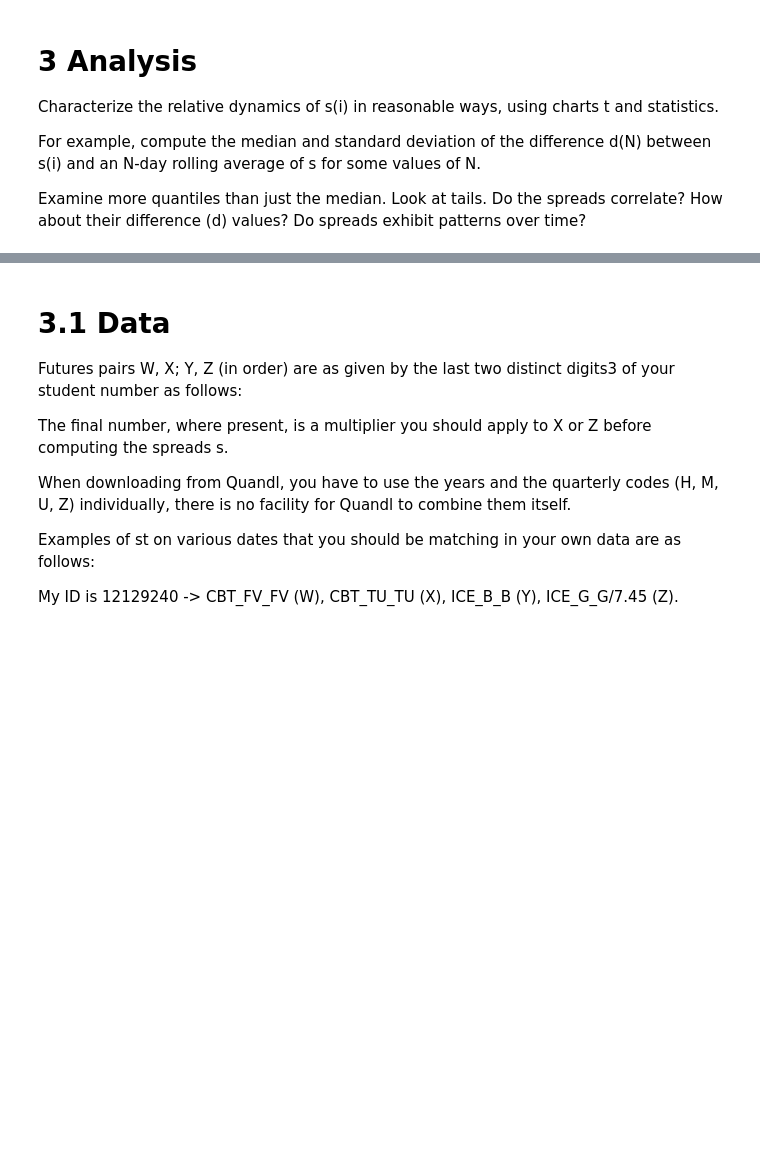
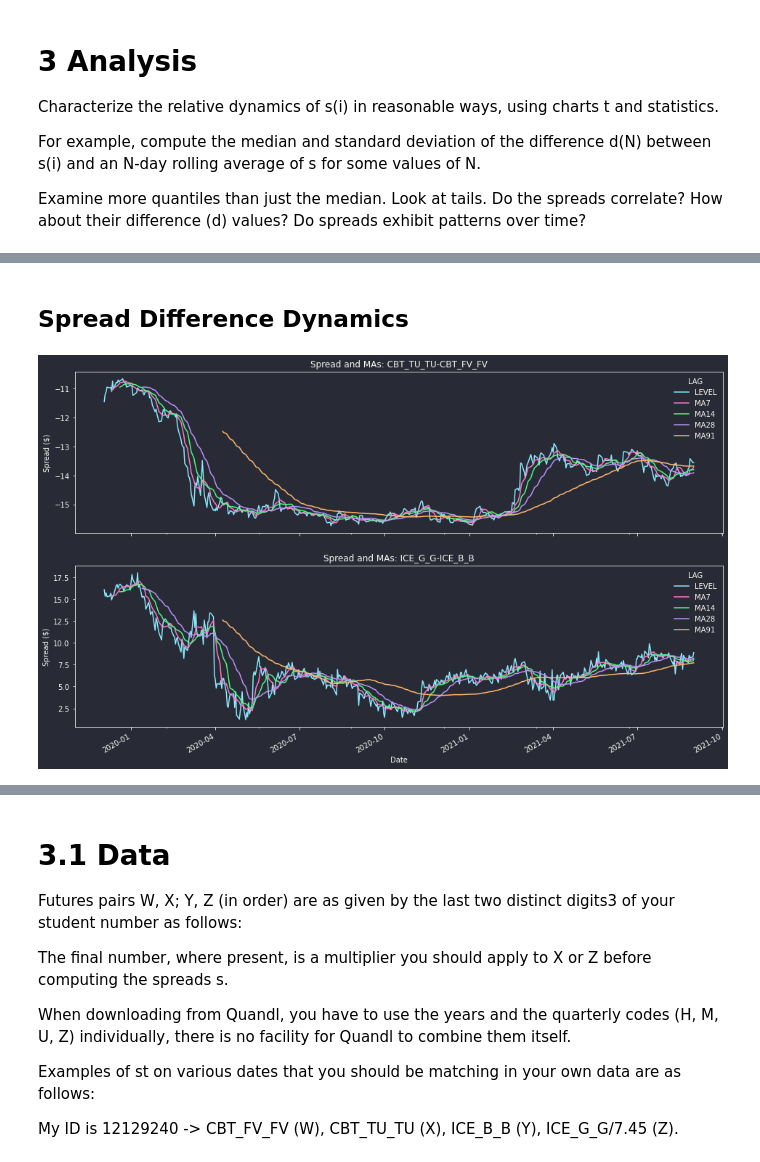
Before and after one commit to philipwlee/regquant, a Jupyter notebook: hw1_futures_spread/hw1_futures_spread_philip_lee_12129240.ipynb, the cells around one changed output, grey strips where cells are left out. Saved outputs shown, nothing was run; the diff lists cells and outputs as text; code cells hidden in the pictures; blank space fills up the shorter version.

```diff
--- a/hw1_futures_spread/hw1_futures_spread_philip_lee_12129240.ipynb
+++ b/hw1_futures_spread/hw1_futures_spread_philip_lee_12129240.ipynb
@@ -209,0 +273,25 @@ plt.show()
+# %% [markdown]
+## Spread Difference Dynamics
+# %%
+spreads_cols = spreads.columns.copy(deep=True)
+lags = [7,14,28,91]
+mas  = [f"MA{n}" for n in lags]
+
+spread_ma = [spreads] + [spreads.rolling(n).mean() for n in lags]
+spread_ma = pd.concat(spread_ma, axis=1)
+spread_ma.columns = pd.MultiIndex.from_arrays(
+    np.array([[l, c] for l in ["LEVEL"]+mas
+                     for c in spreads_cols]).T,
+    names=["LAG", "ASSET"]
+)
+
+fig, axs = plt.subplots(len(spreads_cols), sharex=True)
+
+for i, c in enumerate(spreads_cols):
+    spread_ma.swaplevel(0,1,1)[c].plot(ax=axs[i])
+    axs[i].set_title(f"Spread and MAs: {c}")
+    axs[i].set_ylabel("Spread ($)")
+
+plt.show()
+# %% [output]
+[figure, added]
```
Also changed, not shown: parts of 20 cells of this notebook.
